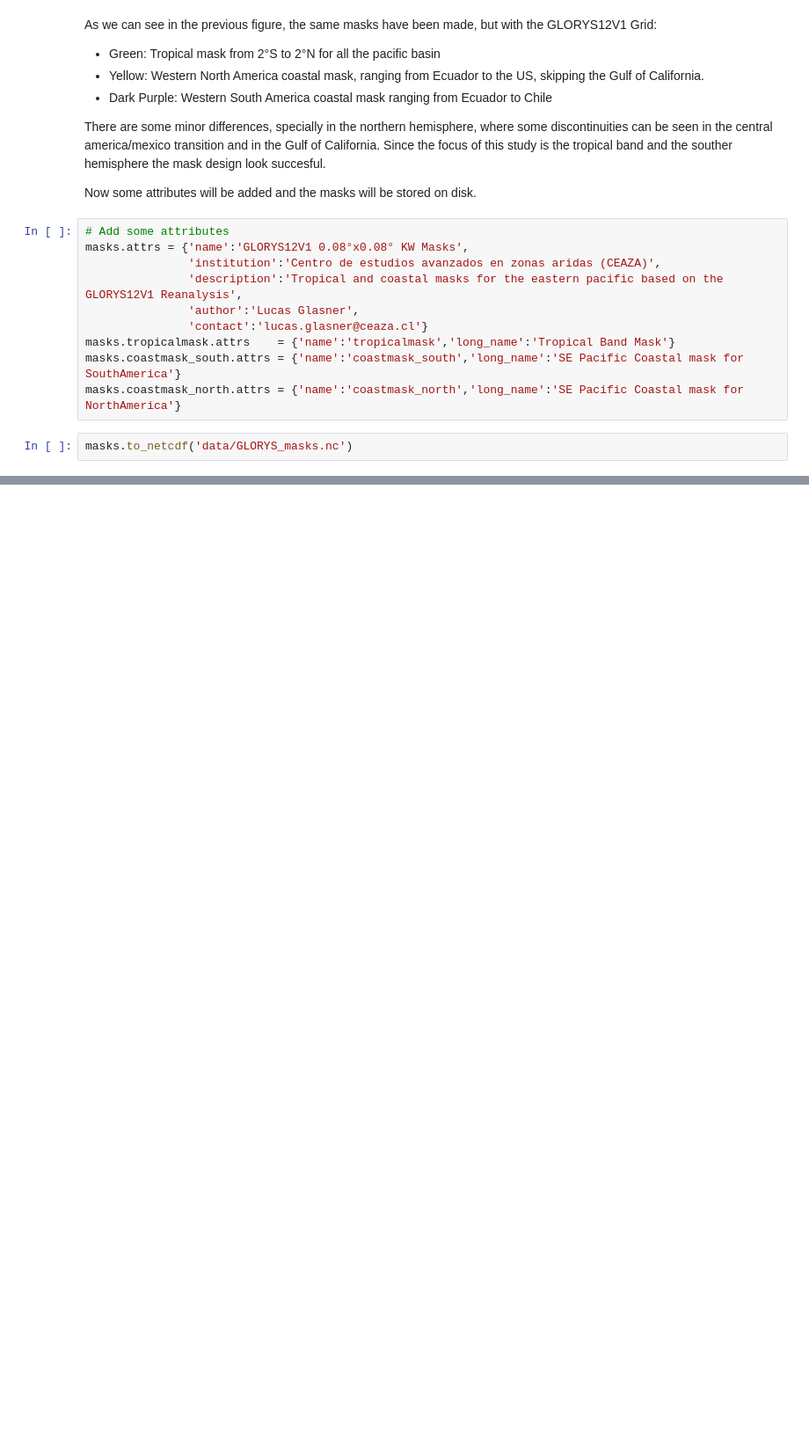
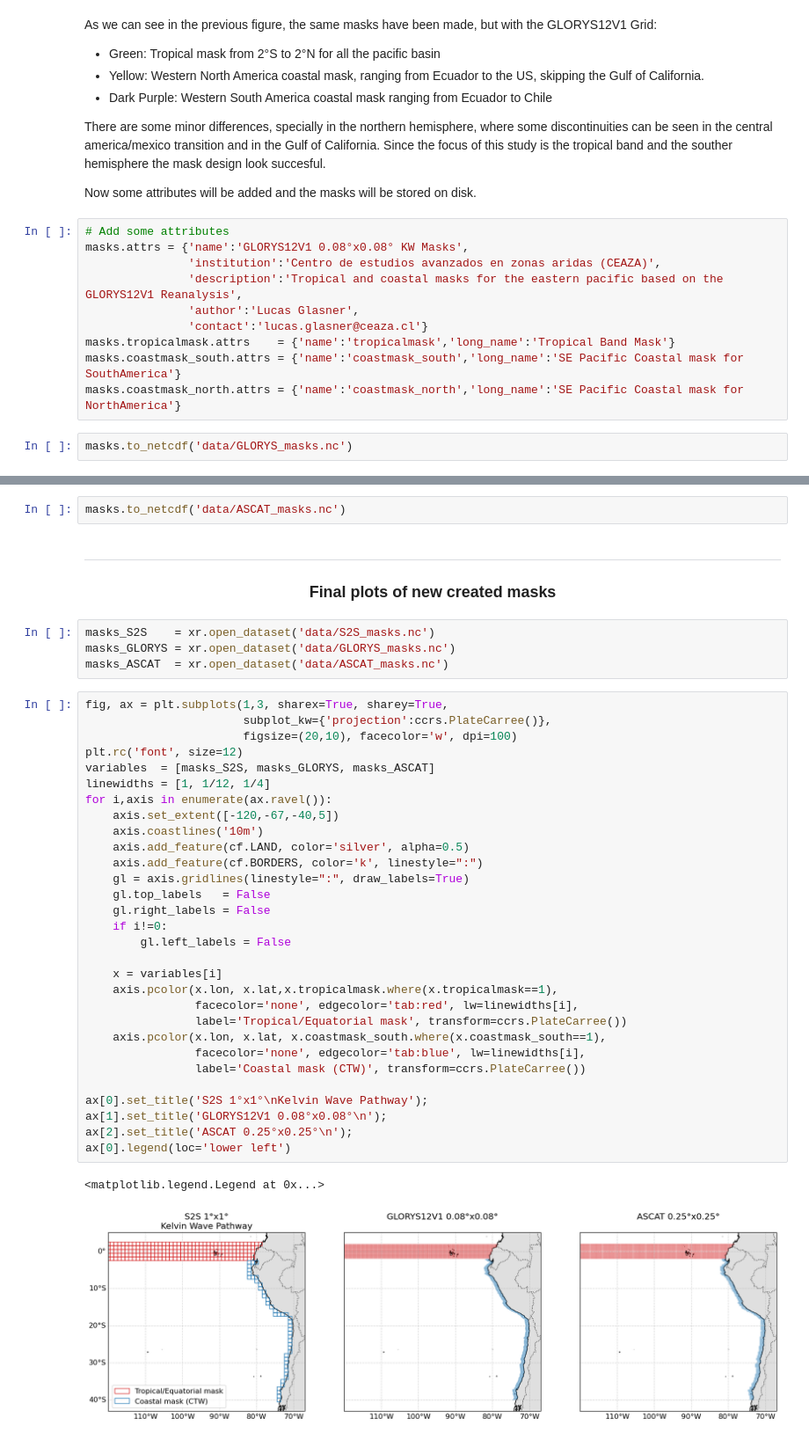
Before and after one commit to lucasglasner/S2S_CEAZA, a Jupyter notebook: create_masks.ipynb, the cells around one changed output, grey strips where cells are left out. Shown at 88% size. Saved outputs shown, nothing was run; the diff lists cells and outputs as text; blank space fills up the shorter version.

```diff
--- a/create_masks.ipynb
+++ b/create_masks.ipynb
@@ -239,0 +315,43 @@ masks.to_netcdf('data/GLORYS_masks.nc')
+# %%
+masks.to_netcdf('data/ASCAT_masks.nc')
+# %% [markdown]
+---
+
+### <center> Final plots of new created masks
+# %%
+masks_S2S    = xr.open_dataset('data/S2S_masks.nc')
+masks_GLORYS = xr.open_dataset('data/GLORYS_masks.nc')
+masks_ASCAT  = xr.open_dataset('data/ASCAT_masks.nc')
+# %%
+fig, ax = plt.subplots(1,3, sharex=True, sharey=True,
+                       subplot_kw={'projection':ccrs.PlateCarree()},
+                       figsize=(20,10), facecolor='w', dpi=100)
+plt.rc('font', size=12)
+variables  = [masks_S2S, masks_GLORYS, masks_ASCAT]
+linewidths = [1, 1/12, 1/4]
+for i,axis in enumerate(ax.ravel()):
+    axis.set_extent([-120,-67,-40,5])
+    axis.coastlines('10m')
+    axis.add_feature(cf.LAND, color='silver', alpha=0.5)
+    axis.add_feature(cf.BORDERS, color='k', linestyle=":")
+    gl = axis.gridlines(linestyle=":", draw_labels=True)
+    gl.top_labels   = False
+    gl.right_labels = False
+    if i!=0:
+        gl.left_labels = False
+
+    x = variables[i]
+    axis.pcolor(x.lon, x.lat,x.tropicalmask.where(x.tropicalmask==1),
+                facecolor='none', edgecolor='tab:red', lw=linewidths[i],
+                label='Tropical/Equatorial mask', transform=ccrs.PlateCarree())
+    axis.pcolor(x.lon, x.lat, x.coastmask_south.where(x.coastmask_south==1),
+                facecolor='none', edgecolor='tab:blue', lw=linewidths[i],
+                label='Coastal mask (CTW)', transform=ccrs.PlateCarree())
+
+ax[0].set_title('S2S 1°x1°\nKelvin Wave Pathway');
+ax[1].set_title('GLORYS12V1 0.08°x0.08°\n');
+ax[2].set_title('ASCAT 0.25°x0.25°\n');
+ax[0].legend(loc='lower left')
+# %% [output]
+<matplotlib.legend.Legend at 0x...>
+[figure, added]
```
Also changed, not shown: parts of 12 cells of this notebook, 2 other files.
